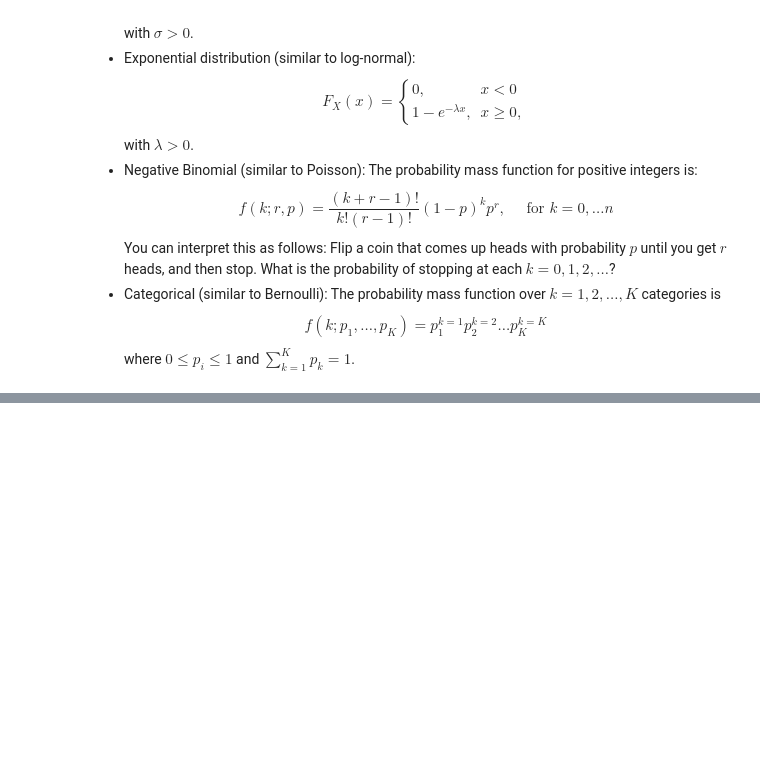
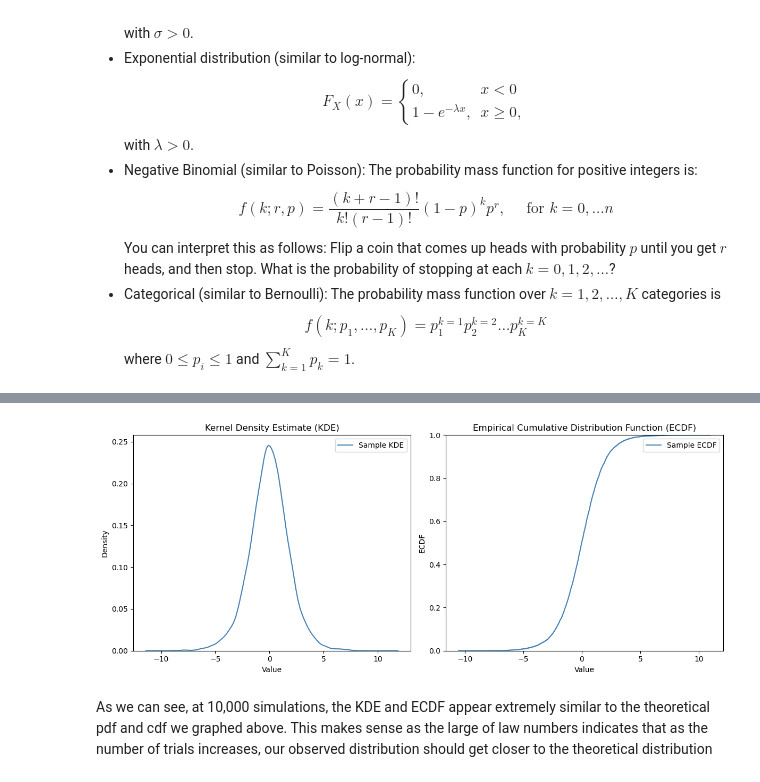
Before and after one commit to Joekam03/practice1, a Jupyter notebook: assignment_6.ipynb, the cells around one changed output, grey strips where cells are left out. Saved outputs shown, nothing was run; the diff lists cells and outputs as text; code cells hidden in the pictures; blank space fills up the shorter version.

```diff
--- a/assignment_6.ipynb
+++ b/assignment_6.ipynb
@@ -292,0 +361,23 @@ where $0 \le p_i \le 1$ and $ \sum_{k=1}^K p_k = 1$.
+# %%
+samples = logistic.rvs(loc=mu, scale=1, size=10000)
+
+fig, axes = plt.subplots(1, 2, figsize=(12, 5))
+
+sns.kdeplot(samples, ax=axes[0], label='Sample KDE', color='steelblue')
+axes[0].set_title('Kernel Density Estimate (KDE)')
+axes[0].set_xlabel('Value')
+axes[0].set_ylabel('Density')
+axes[0].legend()
+
+sns.ecdfplot(samples, ax=axes[1], label='Sample ECDF', color='steelblue')
+axes[1].set_title('Empirical Cumulative Distribution Function (ECDF)')
+axes[1].set_xlabel('Value')
+axes[1].set_ylabel('ECDF')
+axes[1].legend()
+
+plt.tight_layout()
+plt.show()
+# %% [output]
+[figure, added]
+# %% [markdown]
+As we can see, at 10,000 simulations, the KDE and ECDF appear extremely similar to the theoretical pdf and cdf we graphed above. This makes sense as the large of law numbers indicates that as the number of trials increases, our observed distribution should get closer to the theoretical distribution
```
Also changed, not shown: parts of 48 cells of this notebook.
